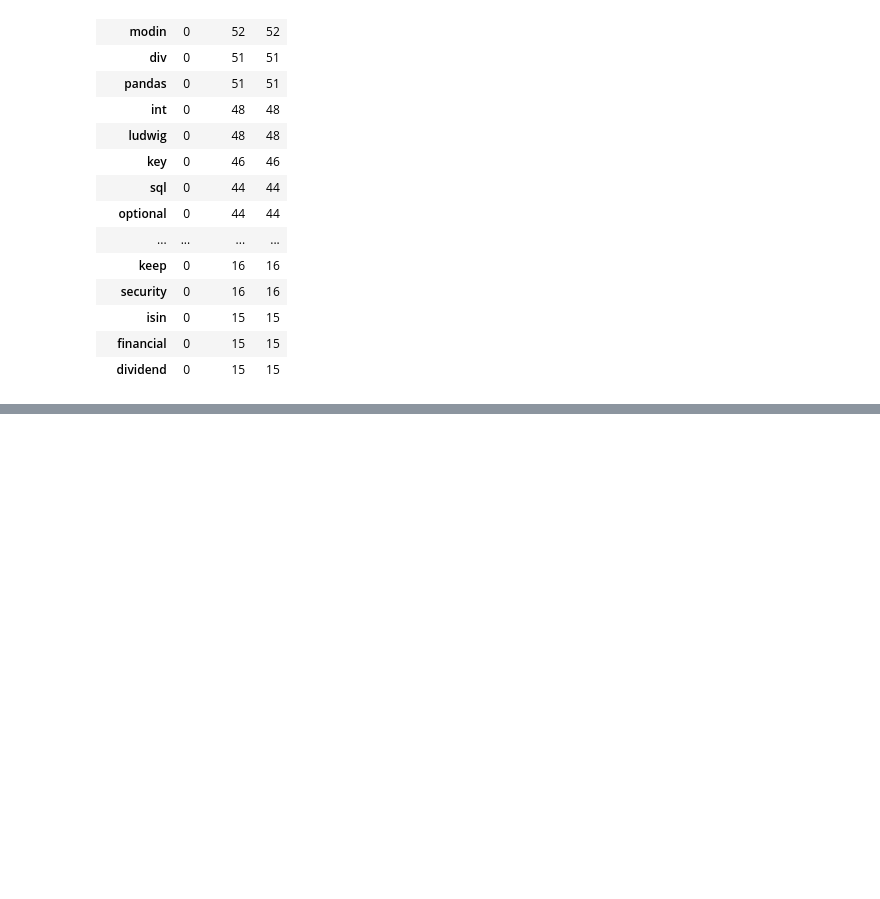
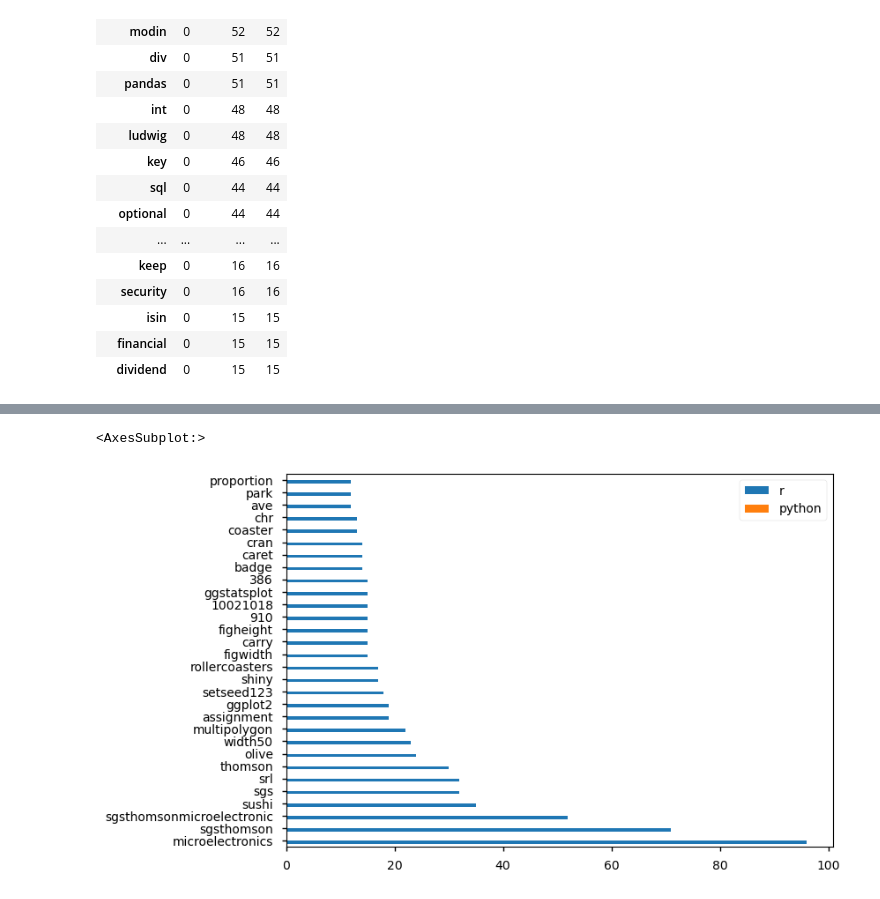
Before and after one commit to Cod-Up-Our-Data/github_language_processing, a Jupyter notebook: explore_r.ipynb, the cells around one changed output, grey strips where cells are left out. Saved outputs shown, nothing was run; the diff lists cells and outputs as text; code cells hidden in the pictures; blank space fills up the shorter version.

```diff
--- a/explore_r.ipynb
+++ b/explore_r.ipynb
@@ -211,0 +314,6 @@ word_counts[(word_counts['r'] == 0)&(word_counts['python'] >= 10)].tail(60)
+# %%
+r_only.sort_values('all', ascending=False
+                       )[['r','python']].head(30).plot.barh()
+# %% [output]
+<AxesSubplot:>
+[figure, added]
```
Also changed, not shown: parts of 27 cells of this notebook, 1 other file.
